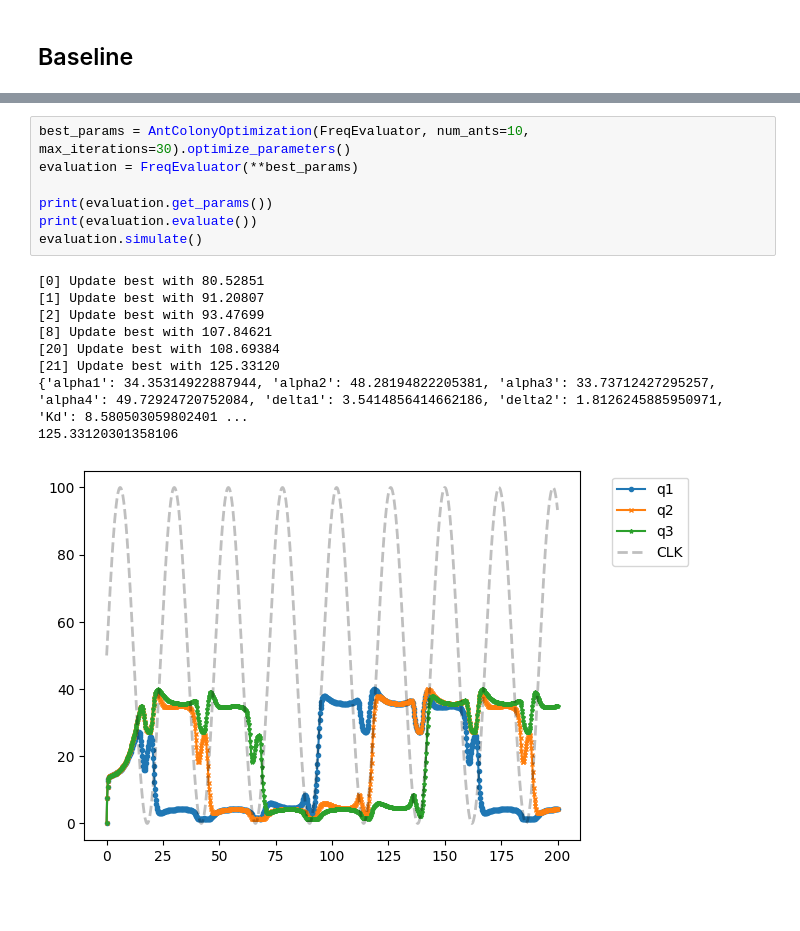
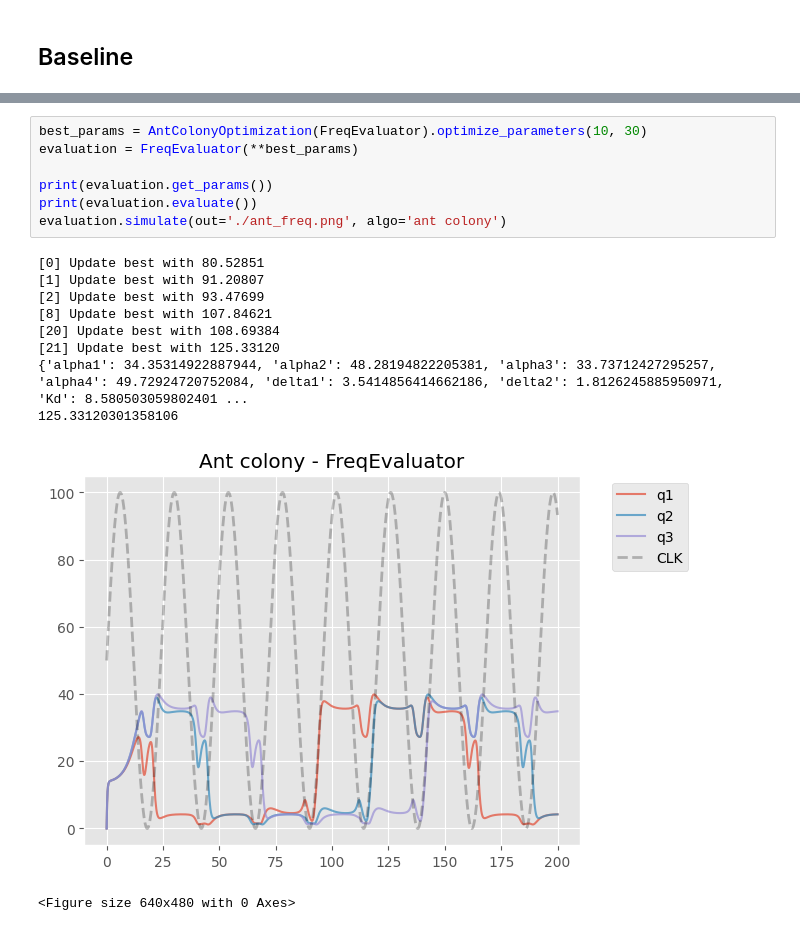
Before and after one commit to JanezSedeljsak/seq-circuit-param-optimization, a Jupyter notebook: notebook.ipynb, the cells around one changed output, grey strips where cells are left out. Cells and saved outputs as stored; diff of their text form; blank space fills up the shorter version.

```diff
--- a/notebook.ipynb
+++ b/notebook.ipynb
@@ -59,18 +65,19 @@ evaluation.simulate()
 # %%
-best_params = AntColonyOptimization(FreqEvaluator, num_ants=10, max_iterations=30).optimize_parameters()
+best_params = AntColonyOptimization(FreqEvaluator).optimize_parameters(10, 30)
 evaluation = FreqEvaluator(**best_params)
 
 print(evaluation.get_params())
 print(evaluation.evaluate())
-evaluation.simulate()
+evaluation.simulate(out='./ant_freq.png', algo='ant colony')
 # %% [output]
 [0] Update best with 80.52851
 [1] Update best with 91.20807
 [2] Update best with 93.47699
 [8] Update best with 107.84621
 [20] Update best with 108.69384
 [21] Update best with 125.33120
 {'alpha1': 34.35314922887944, 'alpha2': 48.28194822205381, 'alpha3': 33.73712427295257, 'alpha4': 49.72924720752084, 'delta1': 3.5414856414662186, 'delta2': 1.8126245885950971, 'Kd': 8.580503059802401 ...
 125.33120301358106
-[figure, old version]
+[figure, new version]
+<Figure size 640x480 with 0 Axes>
 # %%
```
Also changed, not shown: parts of 17 cells of this notebook, 11 other files.
